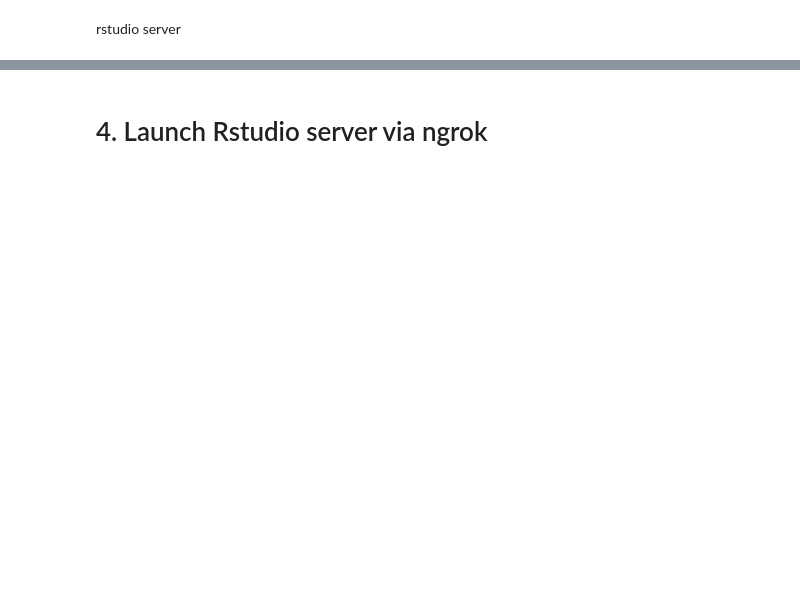
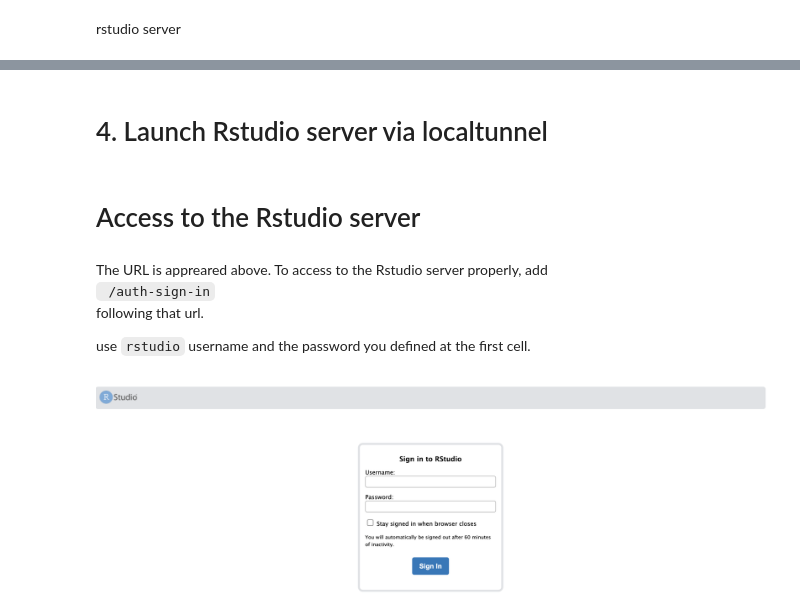
Before and after one commit to naru-T/RstudioServer_on_Colab, a Jupyter notebook: Rstudio_server.ipynb, the cells around one changed output, grey strips where cells are left out. Cells and saved outputs as stored; diff of their text form; code cells hidden in the pictures; blank space fills up the shorter version.

Commit message:
ngrok is replaced by localtunnel

````diff
--- a/Rstudio_server.ipynb
+++ b/Rstudio_server.ipynb
@@ -44,2 +32,2 @@ rstudio server
 # %% [markdown]
-# 4. Launch Rstudio server via ngrok
+# 4. Launch Rstudio server via localtunnel
@@ -57,0 +36,14 @@ print(str_ssh)
+# %% [markdown]
+# Access to the Rstudio server
+# %% [markdown]
+The URL is appreared above. To access to the Rstudio server properly, add
+``` /auth-sign-in```
+ following that url.
+
+use ```rstudio``` username and the password you defined at the first cell.
+# %%
+#@title Sign in page will be appeared．
+from IPython.display import Image,display_png
+display_png(Image('/content/ScreenShot.png'))
+# %% [output]
+[figure, added]
````
Also changed, not shown: parts of 13 cells of this notebook.
